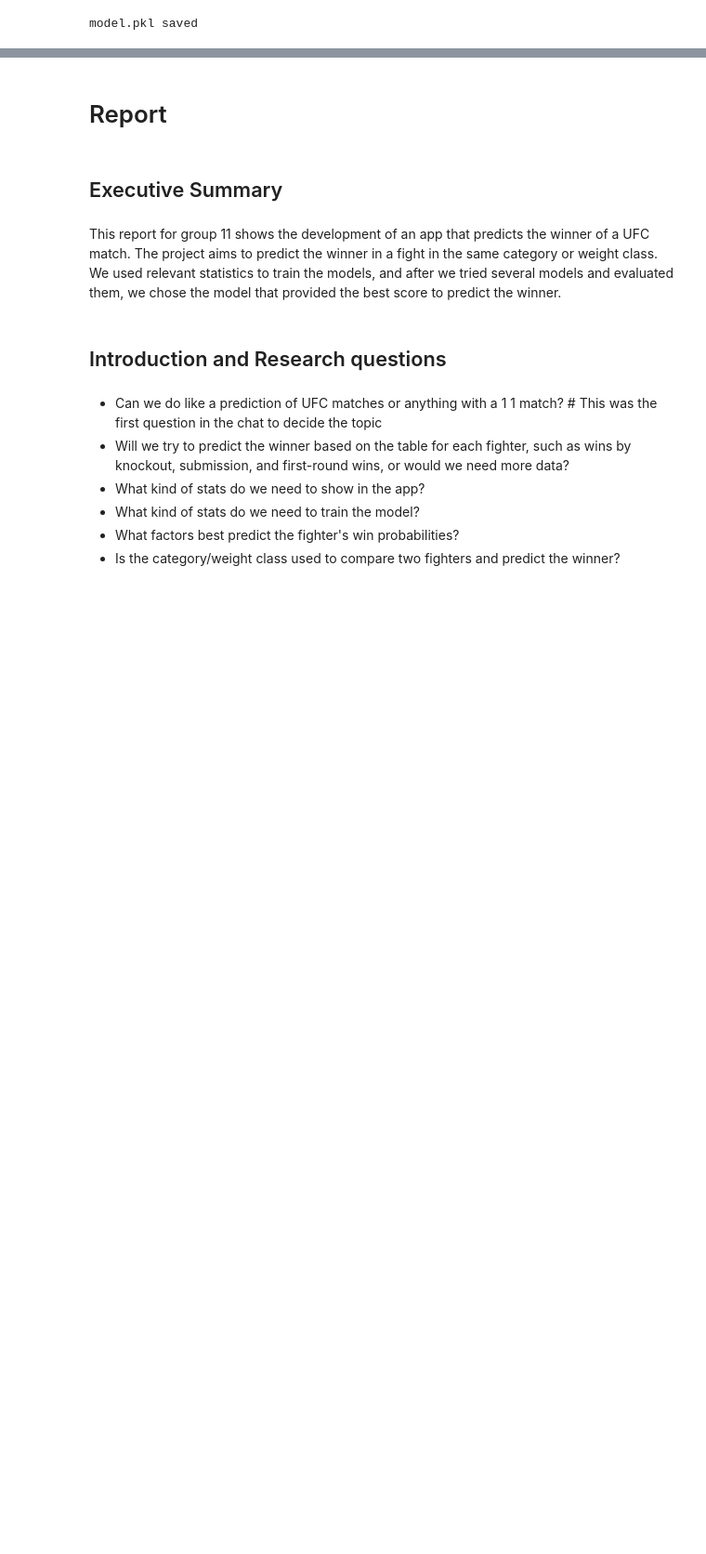
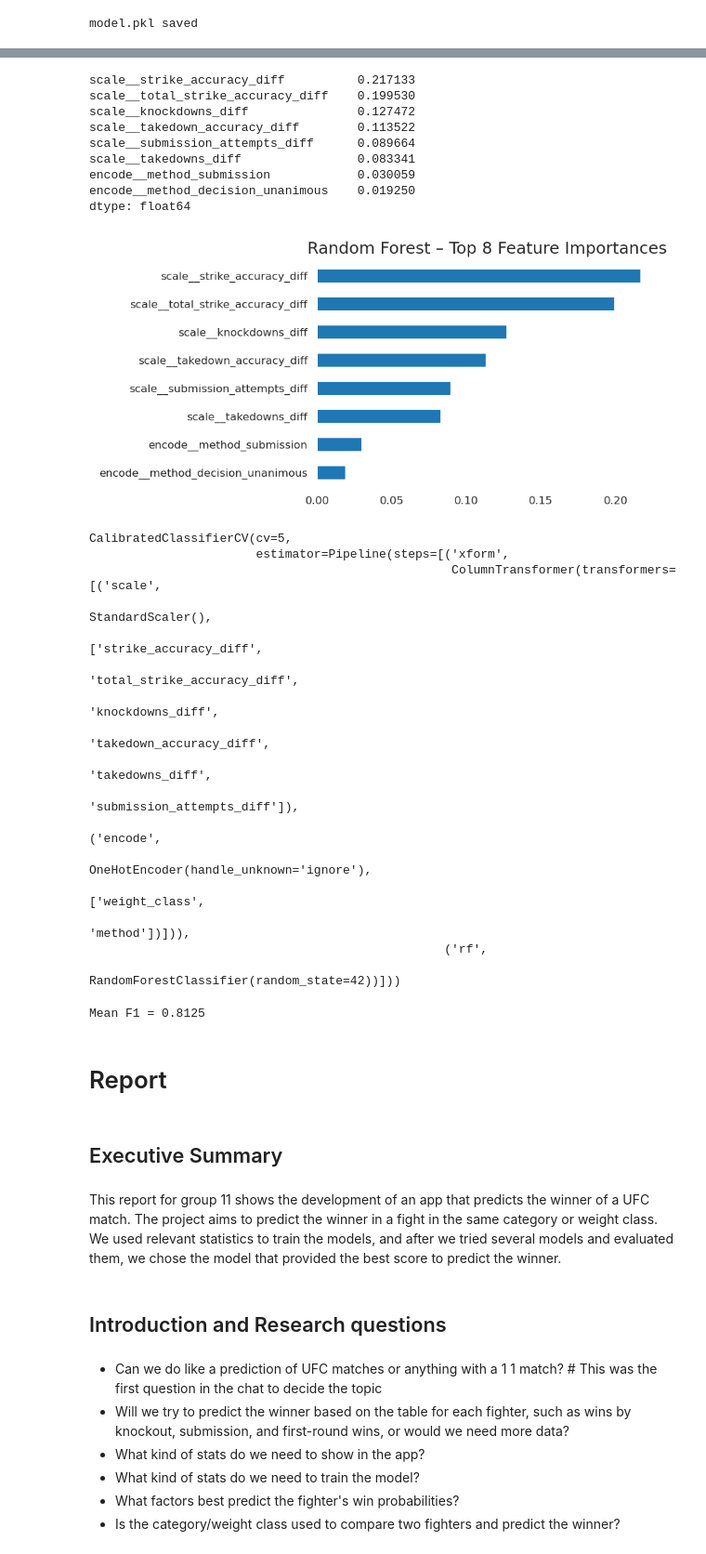
Before and after one commit to KarolinaCar/UFCprediction, a Jupyter notebook: UFC_Notebook_group11.ipynb, the cells around one changed output, grey strips where cells are left out. Shown at 93% size. Saved outputs shown, nothing was run; the diff lists cells and outputs as text; code cells hidden in the pictures; blank space fills up the shorter version.

```diff
--- a/UFC_Notebook_group11.ipynb
+++ b/UFC_Notebook_group11.ipynb
@@ -555,3 +631,65 @@ model.pkl saved
+# %%
+feat_transform = ColumnTransformer([
+    ('scale', StandardScaler(), num_cols),
+    ('encode', OneHotEncoder(handle_unknown='ignore'), cat_cols)
+])
+
+pipe_rf = Pipeline([
+    ('xform', feat_transform),
+    ('rf', RandomForestClassifier(n_estimators=100, random_state=42))
+])
+
+pipe_rf.fit(X_total, y_total)
+
+rf = pipe_rf.named_steps['rf']
+pre = pipe_rf.named_steps['xform']
+feat_names = pre.get_feature_names_out()
+
+importances = (pd.Series(rf.feature_importances_, index=feat_names)
+               .sort_values(ascending=False))
+
+print(importances.head(8))
+importances.head(8).plot.barh(figsize=(6, 3))
+plt.gca().invert_yaxis()
+plt.title("Random Forest – Top 8 Feature Importances")
+plt.tight_layout();
+plt.show()
+
+cal_rf = CalibratedClassifierCV(estimator=pipe_rf, method='sigmoid', cv=5)
+cal_rf.fit(X_total, y_total)
+# %% [output]
+scale__strike_accuracy_diff          0.217133
+scale__total_strike_accuracy_diff    0.199530
+scale__knockdowns_diff               0.127472
+scale__takedown_accuracy_diff        0.113522
+scale__submission_attempts_diff      0.089664
+scale__takedowns_diff                0.083341
+encode__method_submission            0.030059
+encode__method_decision_unanimous    0.019250
+dtype: float64
+[figure, added]
+CalibratedClassifierCV(cv=5,
+                       estimator=Pipeline(steps=[('xform',
+                                                  ColumnTransformer(transformers=[('scale',
+                                                                                   StandardScaler(),
+                                                                                   ['strike_accuracy_diff',
+                                                                                    'total_strike_accuracy_diff',
+                                                                                    'knockdowns_diff',
+                                                                                    'takedown_accuracy_diff',
+                                                                                    'takedowns_diff',
+                                                                                    'submission_attempts_diff']),
+                                                                                  ('encode',
+                                                                                   OneHotEncoder(handle_unknown='ignore'),
+                                                                                   ['weight_class',
+                                                                                    'method'])])),
+                                                 ('rf',
+                                                  RandomForestClassifier(random_state=42))]))
+# %%
+# average F1
+f1_list = [0.76, 0.83, 0.85, 0.81]
+print("Mean F1 =", round(sum(f1_list)/len(f1_list), 4))
+# %% [output]
+Mean F1 = 0.8125
 # %% [markdown]
 # Report
 # %% [markdown]
```
Also changed, not shown: parts of 7 cells of this notebook.
